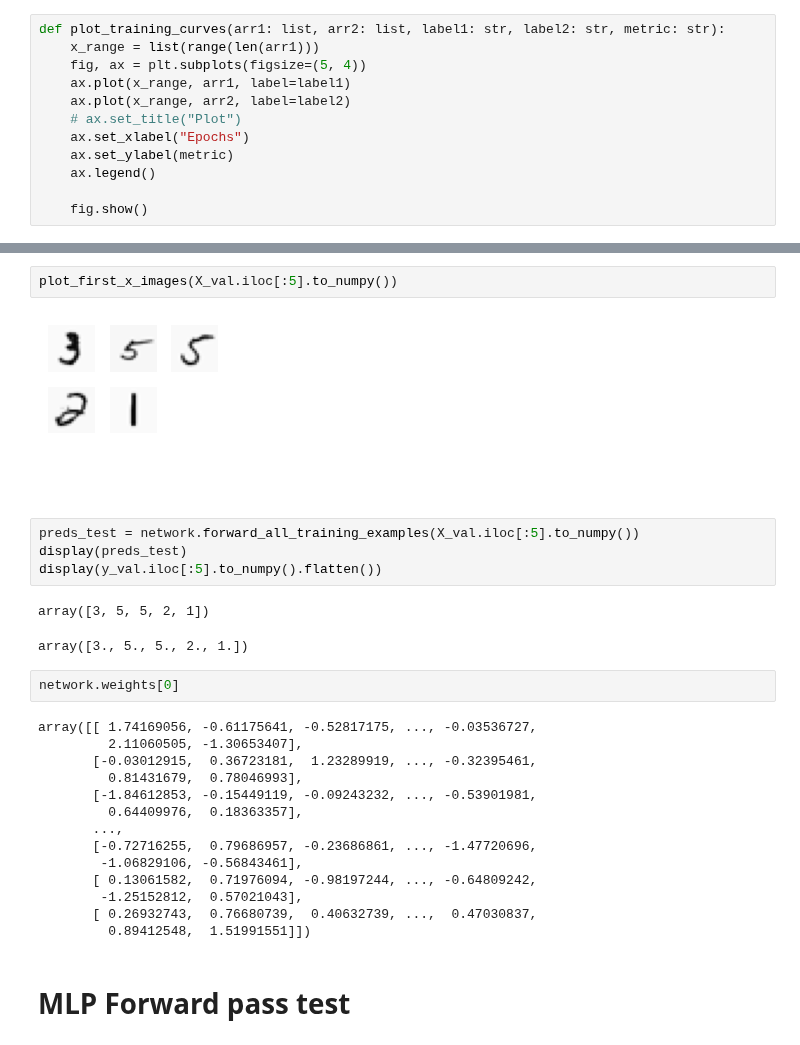
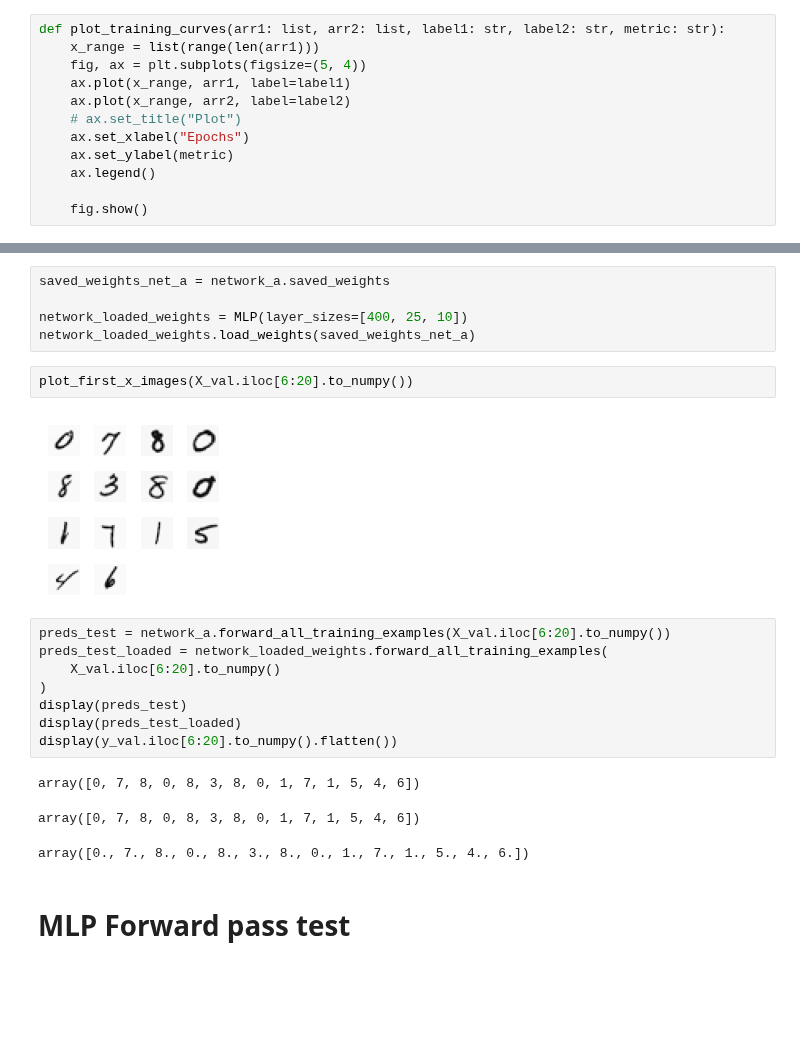
Before and after one commit to JouhC/ai-linearalgebra-probsets, a Jupyter notebook: notebooks/ps3_ann.ipynb, the cells around one changed output, grey strips where cells are left out. Cells and saved outputs as stored; diff of their text form; blank space fills up the shorter version.

Commit message:
training curves ok, save weights after n epochs * save weights before overfitting starts

```diff
--- a/notebooks/ps3_ann.ipynb
+++ b/notebooks/ps3_ann.ipynb
@@ -737,30 +757,24 @@ plot_training_curves(
+# %%
+saved_weights_net_a = network_a.saved_weights
+
+network_loaded_weights = MLP(layer_sizes=[400, 25, 10])
+network_loaded_weights.load_weights(saved_weights_net_a)
 # %%
-plot_first_x_images(X_val.iloc[:5].to_numpy())
+plot_first_x_images(X_val.iloc[6:20].to_numpy())
 # %% [output]
-[figure, old version]
+[figure, new version]
 # %%
-preds_test = network.forward_all_training_examples(X_val.iloc[:5].to_numpy())
+preds_test = network_a.forward_all_training_examples(X_val.iloc[6:20].to_numpy())
+preds_test_loaded = network_loaded_weights.forward_all_training_examples(
+    X_val.iloc[6:20].to_numpy()
+)
 display(preds_test)
-display(y_val.iloc[:5].to_numpy().flatten())
+display(preds_test_loaded)
+display(y_val.iloc[6:20].to_numpy().flatten())
 # %% [output]
-array([3, 5, 5, 2, 1])
+array([0, 7, 8, 0, 8, 3, 8, 0, 1, 7, 1, 5, 4, 6])
-array([3., 5., 5., 2., 1.])
+array([0, 7, 8, 0, 8, 3, 8, 0, 1, 7, 1, 5, 4, 6])
+array([0., 7., 8., 0., 8., 3., 8., 0., 1., 7., 1., 5., 4., 6.])
-# %%
-network.weights[0]
-# %% [output]
-array([[ 1.74169056, -0.61175641, -0.52817175, ..., -0.03536727,
-         2.11060505, -1.30653407],
-       [-0.03012915,  0.36723181,  1.23289919, ..., -0.32395461,
-         0.81431679,  0.78046993],
-       [-1.84612853, -0.15449119, -0.09243232, ..., -0.53901981,
-         0.64409976,  0.18363357],
-       ...,
-       [-0.72716255,  0.79686957, -0.23686861, ..., -1.47720696,
-        -1.06829106, -0.56843461],
-       [ 0.13061582,  0.71976094, -0.98197244, ..., -0.64809242,
-        -1.25152812,  0.57021043],
-       [ 0.26932743,  0.76680739,  0.40632739, ...,  0.47030837,
-         0.89412548,  1.51991551]])
 # %% [markdown]
 # MLP Forward pass test
 # %%
```
Also changed, not shown: parts of 12 cells of this notebook.
